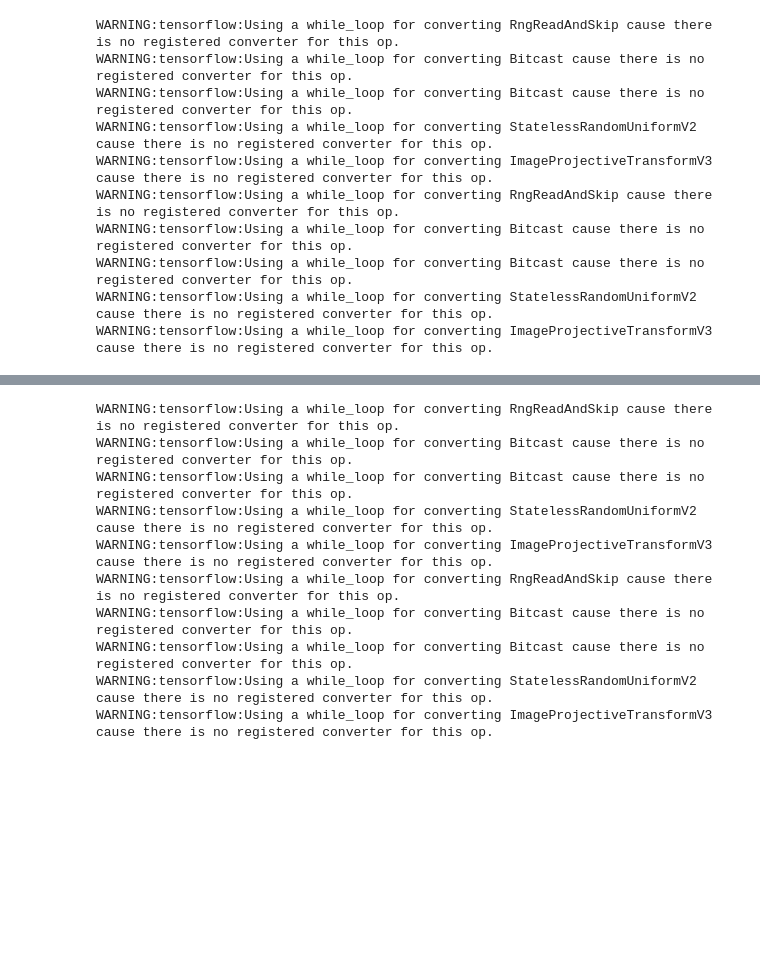
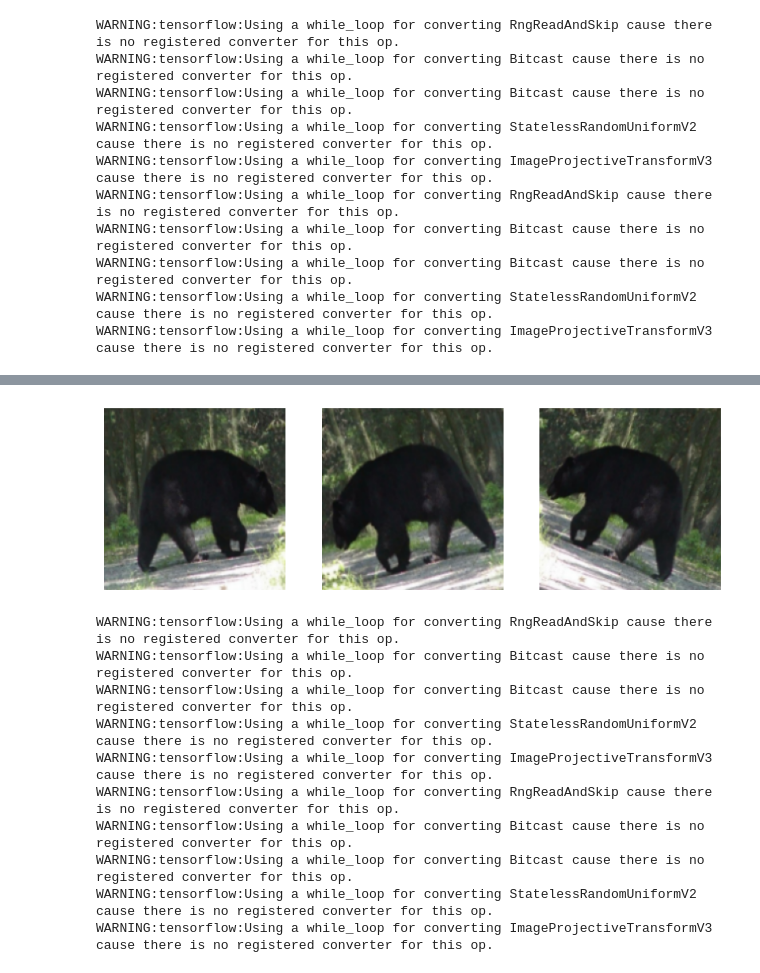
Before and after one commit to Dlappin93/Image-Classification-Capstone, a Jupyter notebook: Lap_Dav_Capstone_Batch_Normalization200.ipynb, the cells around one changed output, grey strips where cells are left out. Drawn from its saved outputs; the diff is of its cells as text; code cells hidden in the pictures; blank space fills up the shorter version.

```diff
--- a/Lap_Dav_Capstone_Batch_Normalization200.ipynb
+++ b/Lap_Dav_Capstone_Batch_Normalization200.ipynb
@@ -20,5 +28,6 @@ from tensorflow.keras.models import Sequential
 # %%
 #set local path to files for basic exploration
 
-datapath = 'data/oregon_wildlife/' # This is the relative path to the data
-image_files = os.listdir(datapath) #these are the individual folder names (the class names)
+trainpath = 'data/oregon_wildlife/' # This is the relative path to the data
+valpath = 'data/oregon_wildlife_validation/' # This is the relative path to the data
+testpath = 'data/oregon_wildlife_test/' # This is the relative path to the data
@@ -25,6 +133,6 @@ image_files = os.listdir(datapath) #these are the individual folder names (the c
 # %%
-#define loading parameters
+#define image loading parameters
 
-batch_size = 32
-img_height = 160
-img_width = 160
+batch_size = 32 #use batch size of 32 images
+img_height = 180
+img_width = 180
@@ -31,10 +141,16 @@ img_width = 160
 # %%
 train_set = tf.keras.preprocessing.image_dataset_from_directory(
-  datapath,
-  validation_split=0.2,
-  subset="training",
+  trainpath,
   label_mode='int',
-  seed=123,
+  seed=7,
   image_size=(img_height, img_width),
   batch_size=batch_size)
+
+
+val_set = tf.keras.preprocessing.image_dataset_from_directory(
+  valpath,
+  label_mode='int',
+  seed=7,
+  image_size=(img_height, img_width),
+  batch_size=batch_size)
 # %% [output]
@@ -107,3 +209,12 @@ WARNING:tensorflow:Using a while_loop for converting Bitcast cause there is no r
 WARNING:tensorflow:Using a while_loop for converting Bitcast cause there is no registered converter for this op.
 WARNING:tensorflow:Using a while_loop for converting StatelessRandomUniformV2 cause there is no registered converter for this op.
 WARNING:tensorflow:Using a while_loop for converting ImageProjectiveTransformV3 cause there is no registered converter for this op.
+# %%
+plt.figure(figsize=(10, 10))
+for images, _ in train_set.take(1):
+  for i in range(3):
+    augmented_images = data_augmentation(images)
+    ax = plt.subplot(1, 3, i + 1)
+    plt.imshow(augmented_images[0].numpy().astype("uint8"))
+    plt.axis("off")
+# %% [output]
@@ -110,2 +238,3 @@ WARNING:tensorflow:Using a while_loop for converting ImageProjectiveTransformV3
+[figure, added]
 # %%
 num_classes = len(class_names)
```
Also changed, not shown: parts of 62 cells of this notebook, 8 other files.
